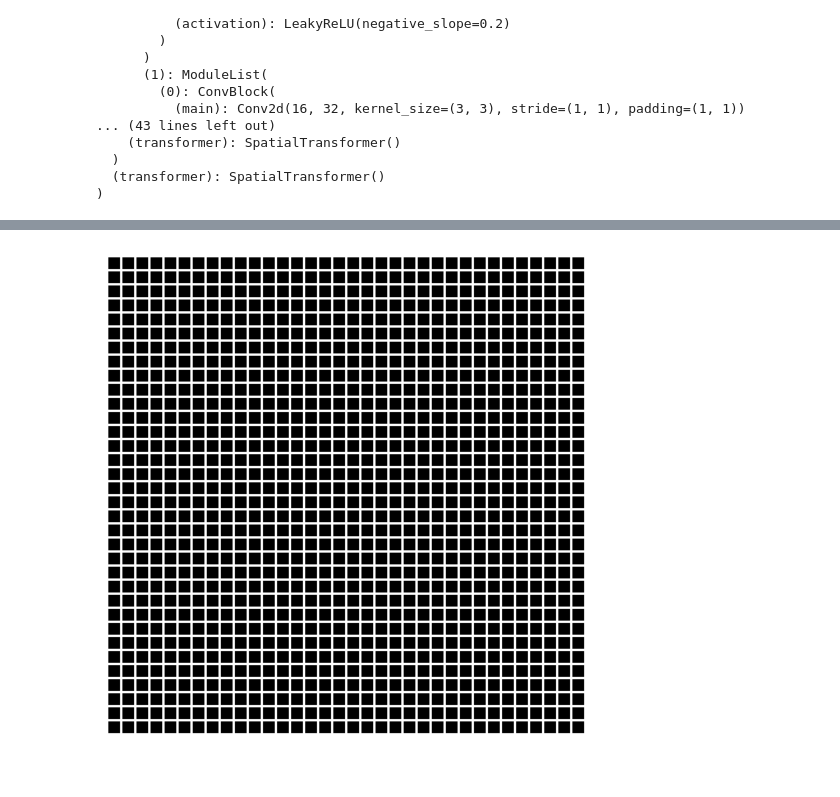
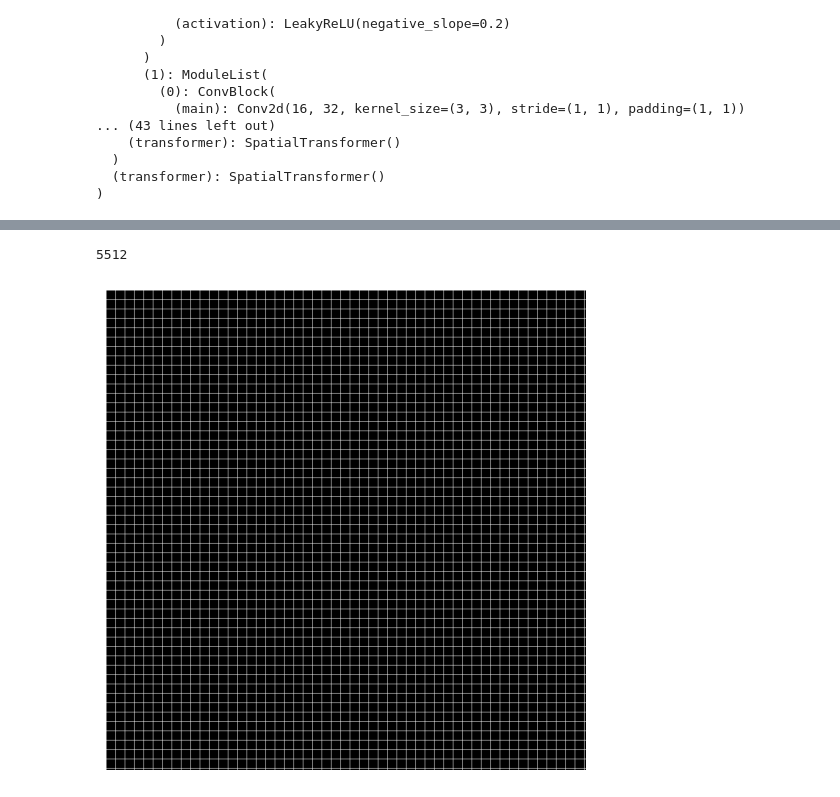
Before and after one commit to MASILab/DAPI_RegNet, a Jupyter notebook: vxl_morph/voxelmorph-dev/009_visualizing_warp_field.ipynb, the cells around one changed output, grey strips where cells are left out. Cells and saved outputs as stored; diff of their text form; code cells hidden in the pictures.

```diff
--- a/vxl_morph/voxelmorph-dev/009_visualizing_warp_field.ipynb
+++ b/vxl_morph/voxelmorph-dev/009_visualizing_warp_field.ipynb
@@ -67,0 +96,5 @@ pred_image,warp_field=best_model(moving_image,fixed_image,registration=True)
+# %%
+count=L2_mask.sum()
+count
+# %% [output]
+5512
@@ -97,25 +132,25 @@ pred_image,warp_field=best_model(moving_image,fixed_image,registration=True)
 # plt.show()
 # %%
 img_size = 1024
-square_size = 30
-line_thickness = 5  # Set the thickness of the lines
+square_size = 20
+line_thickness = 1  # Set the thickness of the lines
 
 # Create a black image
 grid_image = np.zeros((img_size, img_size))
 
 # Draw white lines to create the grid
 for i in range(0, img_size, square_size):
     for j in range(line_thickness):
         if i + j < img_size:
             grid_image[i + j, :] = 1  # Horizontal white line
             grid_image[:, i + j] = 1  # Vertical white line
 
 # Display the grid image using matplotlib
 plt.imshow(grid_image, cmap='gray')
 plt.axis('off')  # Turn off axis numbers and ticks
 plt.gca().set_position([0, 0, 1, 1])
 # %% [output]
-[figure, old version]
+[figure, new version]
 # %%
 grid_image = grid_image[np.newaxis, ..., np.newaxis]
 grid_image = torch.from_numpy(grid_image).to(device).float().permute(0, 3, 1, 2)
```
Also changed, not shown: parts of 9 cells of this notebook, 44 other files.
